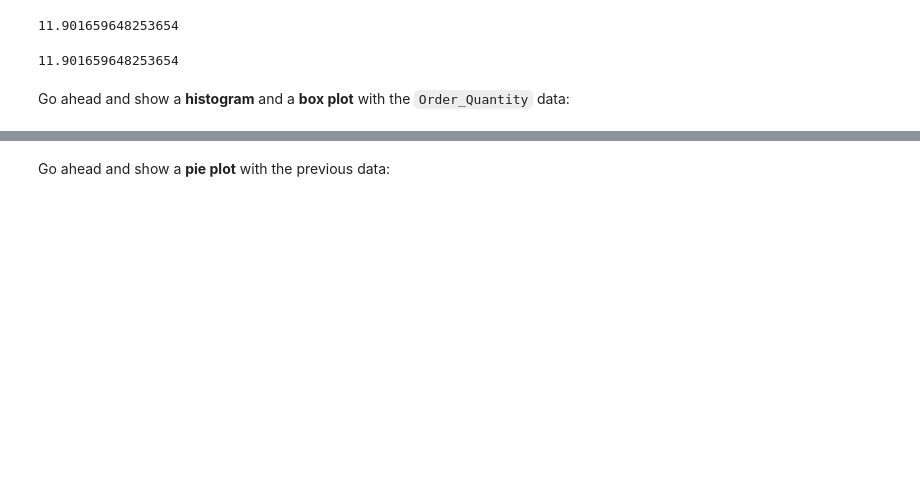
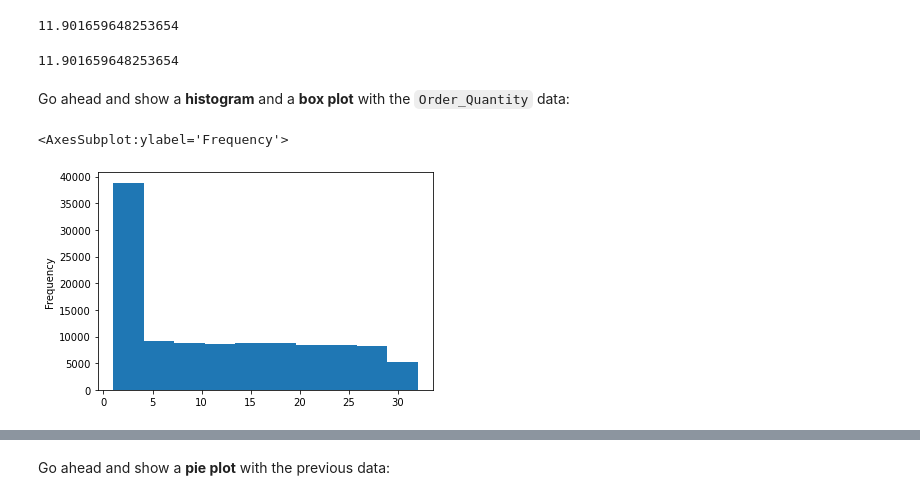
Before and after one commit to ClutchKick2207/FreeCodeCamp, a Jupyter notebook: Data Analysis with Python/Real Life Examples/Data Analysis Example A/Exercises_1.ipynb, the cells around one changed output, grey strips where cells are left out. Cells and saved outputs as stored; diff of their text form; code cells hidden in the pictures; blank space fills up the shorter version.

```diff
--- a/Data Analysis with Python/Real Life Examples/Data Analysis Example A/Exercises_1.ipynb
+++ b/Data Analysis with Python/Real Life Examples/Data Analysis Example A/Exercises_1.ipynb
@@ -87,3 +87,7 @@ sales['Order_Quantity'].mean()
 Go ahead and show a <b>histogram</b> and a <b>box plot</b> with the `Order_Quantity` data:
 # %%
 # your code goes here
+sales['Order_Quantity'].plot(kind='hist')
+# %% [output]
+<AxesSubplot:ylabel='Frequency'>
+[figure, added]
```
Also changed, not shown: parts of 3 cells of this notebook.
